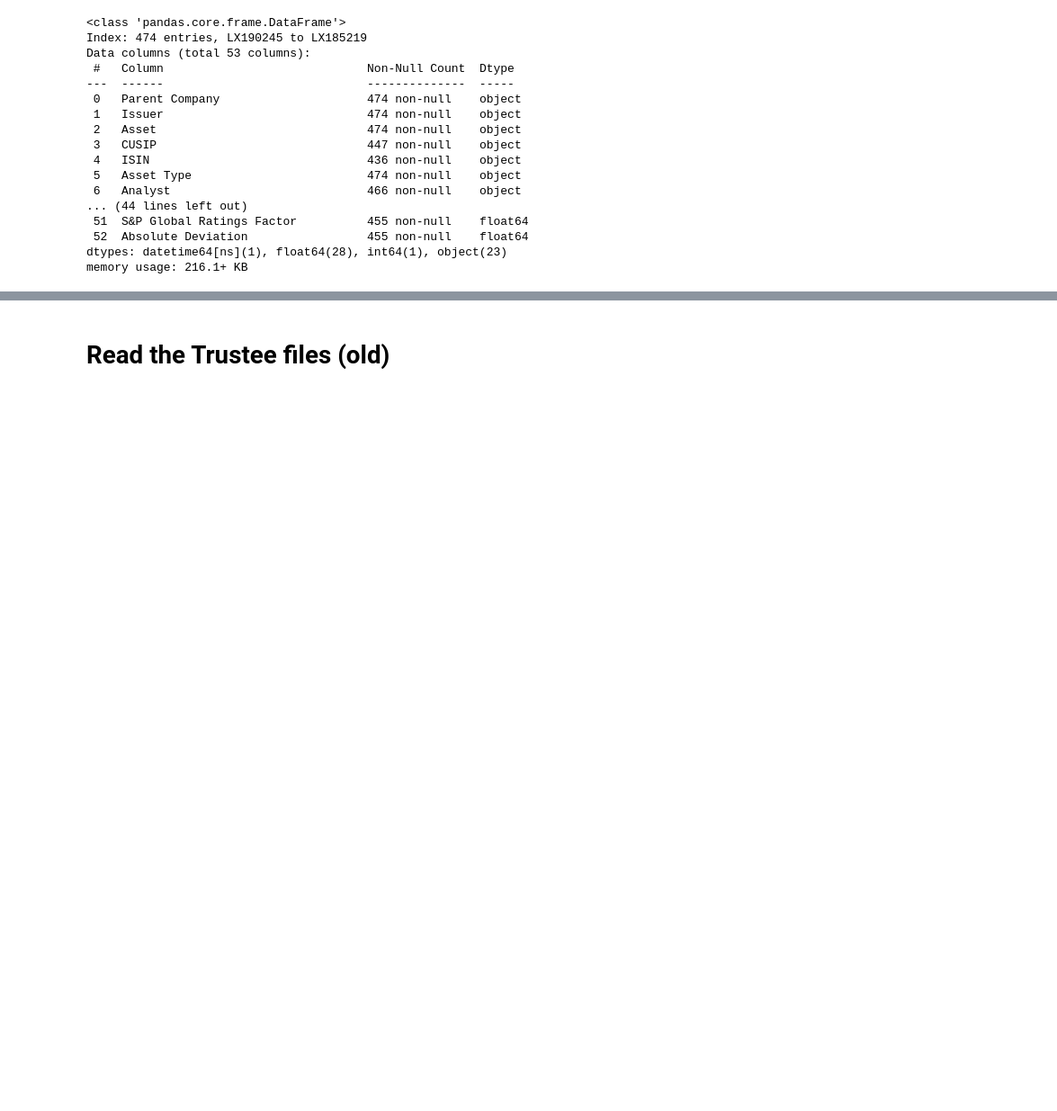
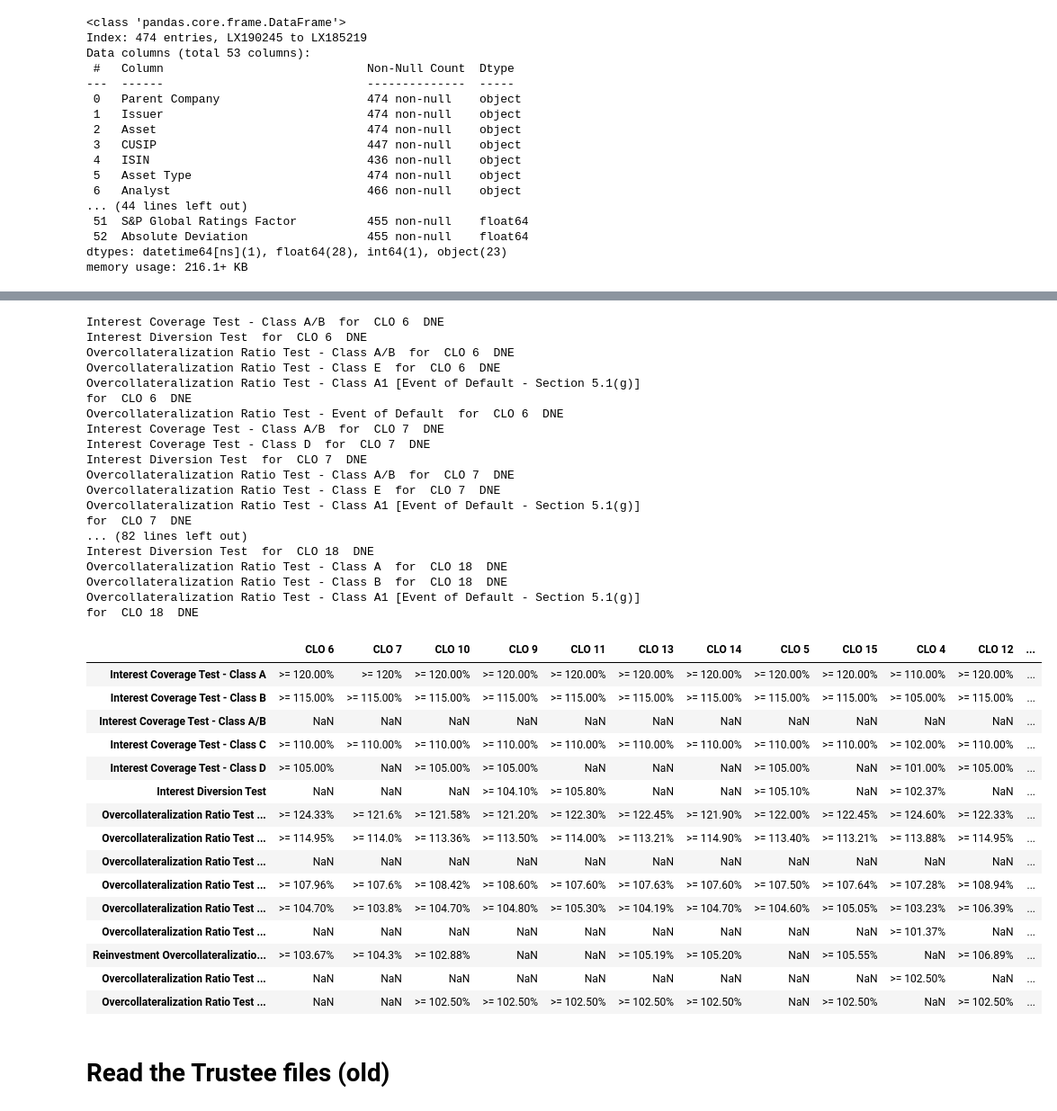
Before and after one commit to joshknechtel-gs/RM-IT, a Jupyter notebook: ComplianceChecks.ipynb, the cells around one changed output, grey strips where cells are left out. Shown at 90% size. Cells and saved outputs as stored; diff of their text form; code cells hidden in the pictures; blank space fills up the shorter version.

Commit message:
trigger tables

```diff
--- a/ComplianceChecks.ipynb
+++ b/ComplianceChecks.ipynb
@@ -1092,0 +1138,3 @@ memory usage: 216.1+ KB
+# %%
+triggers = pd.read_excel(filepath)
+triggers
@@ -1092,0 +1175,3 @@ memory usage: 216.1+ KB
+# %%
+clo_list = triggers['CLOName'].unique()
+triggers[['CLOName','Title','RequirementRaw','OutcomeRaw']].groupby(['CLOName','Title']).sum()
@@ -1092,0 +1354,6 @@ memory usage: 216.1+ KB
+# %%
+s = 'Minimum Weighted Average S&P Recovery Rate Test - Class A-1'
+clo = 'CLO 4'
+
+#triggers.loc[(triggers['Title']==s)&(triggers['CLOName']==clo),'Requirement'].values[0]
+triggers.loc[(triggers['CLOName']==clo),['Title','Requirement']].values[0]
@@ -1092,0 +1362,28 @@ memory usage: 216.1+ KB
+# %%
+
+qstats_list = ['Minimum Weighted Average S&P Recovery Rate Test - Class A-1',
+    'Minimum Floating Spread Test',
+    'Minimum Weighted Average Coupon Test',
+    'Moody\'s Diversity Test',
+    'Maximum Moody\'s Rating Factor Test',
+    'Minimum Weighted Average Moody’s Recovery Rate Test',
+    'Weighted Average Life']
+clo_list
+
+def build_trigger_tables(trigger_df,clo_list,stats_list):
+    trigger_table = pd.DataFrame(np.nan,index=stats_list,columns = clo_list)
+    for clo in clo_list:
+        for s in stats_list:
+            #print('s: ',s,' clo: ',clo)
+            try:
+                trigger_table.loc[s,clo] = trigger_df.loc[(trigger_df['Title']==s)&
+                                                      (trigger_df['CLOName']==clo),'Requirement'].values[0]
+            except:
+                print(s,' for ',clo, ' DNE')
+                #trigger_table.loc[s,clo] = np.nan
+
+    return trigger_table
+
+#trigger_table =
+trigger_table = build_trigger_tables(triggers,clo_list,stats_list)
+#trigger_table
@@ -1093,3 +1485,40 @@ memory usage: 216.1+ KB
+# %%
+trigger_table = build_trigger_tables(triggers,clo_list,coverage_stats)
+trigger_table
+# %% [output]
+Interest Coverage Test - Class A/B  for  CLO 6  DNE
+Interest Diversion Test  for  CLO 6  DNE
+Overcollateralization Ratio Test - Class A/B  for  CLO 6  DNE
+Overcollateralization Ratio Test - Class E  for  CLO 6  DNE
+Overcollateralization Ratio Test - Class A1 [Event of Default - Section 5.1(g)]  for  CLO 6  DNE
+Overcollateralization Ratio Test - Event of Default  for  CLO 6  DNE
+Interest Coverage Test - Class A/B  for  CLO 7  DNE
+Interest Coverage Test - Class D  for  CLO 7  DNE
+Interest Diversion Test  for  CLO 7  DNE
+Overcollateralization Ratio Test - Class A/B  for  CLO 7  DNE
+Overcollateralization Ratio Test - Class E  for  CLO 7  DNE
+Overcollateralization Ratio Test - Class A1 [Event of Default - Section 5.1(g)]  for  CLO 7  DNE
+... (82 lines left out)
+Interest Diversion Test  for  CLO 18  DNE
+Overcollateralization Ratio Test - Class A  for  CLO 18  DNE
+Overcollateralization Ratio Test - Class B  for  CLO 18  DNE
+Overcollateralization Ratio Test - Class A1 [Event of Default - Section 5.1(g)]  for  CLO 18  DNE
+|  | CLO 6 | CLO 7 | CLO 10 | CLO 9 | CLO 11 | CLO 13 | CLO 14 | CLO 5 | CLO 15 | CLO 4 | CLO 12 | ... |
+| Interest Coverage Test - Class A | >= 120.00% | >= 120% | >= 120.00% | >= 120.00% | >= 120.00% | >= 120.00% | >= 120.00% | >= 120.00% | >= 120.00% | >= 110.00% | >= 120.00% | ... |
+| Interest Coverage Test - Class B | >= 115.00% | >= 115.00% | >= 115.00% | >= 115.00% | >= 115.00% | >= 115.00% | >= 115.00% | >= 115.00% | >= 115.00% | >= 105.00% | >= 115.00% | ... |
+| Interest Coverage Test - Class A/B | NaN | NaN | NaN | NaN | NaN | NaN | NaN | NaN | NaN | NaN | NaN | ... |
+| Interest Coverage Test - Class C | >= 110.00% | >= 110.00% | >= 110.00% | >= 110.00% | >= 110.00% | >= 110.00% | >= 110.00% | >= 110.00% | >= 110.00% | >= 102.00% | >= 110.00% | ... |
+| Interest Coverage Test - Class D | >= 105.00% | NaN | >= 105.00% | >= 105.00% | NaN | NaN | NaN | >= 105.00% | NaN | >= 101.00% | >= 105.00% | ... |
+| Interest Diversion Test | NaN | NaN | NaN | >= 104.10% | >= 105.80% | NaN | NaN | >= 105.10% | NaN | >= 102.37% | NaN | ... |
+| Overcollateralization Ratio Test ... | >= 124.33% | >= 121.6% | >= 121.58% | >= 121.20% | >= 122.30% | >= 122.45% | >= 121.90% | >= 122.00% | >= 122.45% | >= 124.60% | >= 122.33% | ... |
+| Overcollateralization Ratio Test ... | >= 114.95% | >= 114.0% | >= 113.36% | >= 113.50% | >= 114.00% | >= 113.21% | >= 114.90% | >= 113.40% | >= 113.21% | >= 113.88% | >= 114.95% | ... |
+| Overcollateralization Ratio Test ... | NaN | NaN | NaN | NaN | NaN | NaN | NaN | NaN | NaN | NaN | NaN | ... |
+| Overcollateralization Ratio Test ... | >= 107.96% | >= 107.6% | >= 108.42% | >= 108.60% | >= 107.60% | >= 107.63% | >= 107.60% | >= 107.50% | >= 107.64% | >= 107.28% | >= 108.94% | ... |
+| Overcollateralization Ratio Test ... | >= 104.70% | >= 103.8% | >= 104.70% | >= 104.80% | >= 105.30% | >= 104.19% | >= 104.70% | >= 104.60% | >= 105.05% | >= 103.23% | >= 106.39% | ... |
+| Overcollateralization Ratio Test ... | NaN | NaN | NaN | NaN | NaN | NaN | NaN | NaN | NaN | >= 101.37% | NaN | ... |
+| Reinvestment Overcollateralizatio... | >= 103.67% | >= 104.3% | >= 102.88% | NaN | NaN | >= 105.19% | >= 105.20% | NaN | >= 105.55% | NaN | >= 106.89% | ... |
+| Overcollateralization Ratio Test ... | NaN | NaN | NaN | NaN | NaN | NaN | NaN | NaN | NaN | >= 102.50% | NaN | ... |
+| Overcollateralization Ratio Test ... | NaN | NaN | >= 102.50% | >= 102.50% | >= 102.50% | >= 102.50% | >= 102.50% | NaN | >= 102.50% | NaN | >= 102.50% | ... |
 # %% [markdown]
 # Read the Trustee files (old)
 # %%
```
Also changed, not shown: parts of 20 cells of this notebook.
